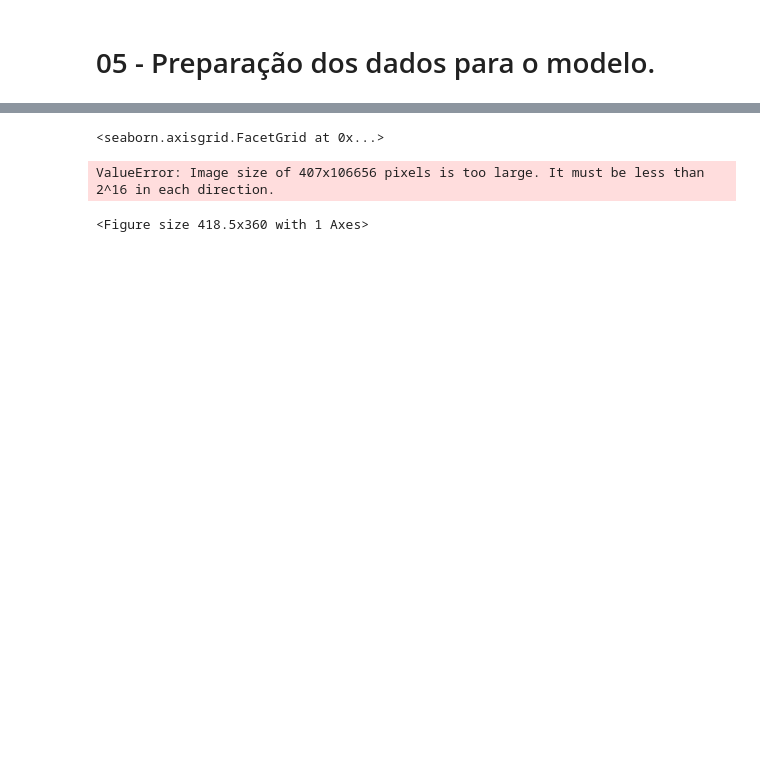
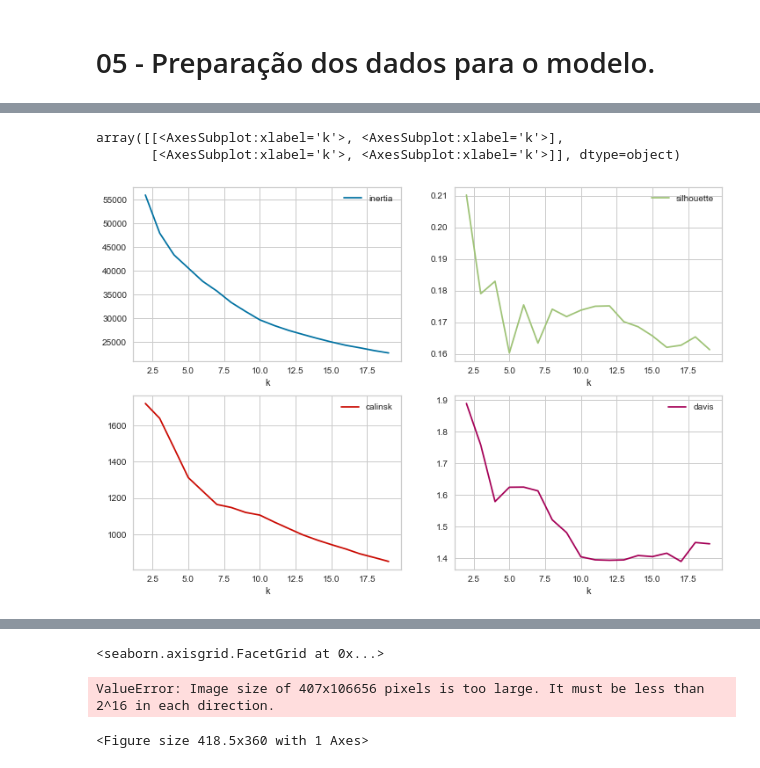
Before and after one commit to Di-carvalho/classifica-o_de_estrelas_GAIA-Clustering, a Jupyter notebook: star_classification-gaia.ipynb, the cells around one changed output, grey strips where cells are left out. Drawn from its saved outputs; the diff is of its cells as text; code cells hidden in the pictures; blank space fills up the shorter version.

```diff
--- a/star_classification-gaia.ipynb
+++ b/star_classification-gaia.ipynb
@@ -731,0 +769,21 @@ c2 = silhouette_visualizer(KMeans(7, random_state=42), df_model, colors='yellowb
+# %%
+inertias = []
+sils = []
+chs = []
+dbs = []
+sizes =range(2,20)
+for k in sizes:
+    k2 = KMeans(random_state = 42, n_clusters = k)
+    k2.fit(df_model)
+    inertias.append(k2.inertia_)
+    sils.append(metrics.silhouette_score(df_model, k2.labels_))
+    chs.append(metrics.calinski_harabasz_score(df_model, k2.labels_))
+    dbs.append(metrics.davies_bouldin_score(df_model, k2.labels_))
+
+fig, ax = plt.subplots(figsize=(12, 8))
+
+pd.DataFrame({'inertia': inertias, 'silhouette': sils, 'calinsk': chs, 'davis': dbs, 'k': sizes}).set_index('k').plot(ax=ax,subplots=True,layout=(2,2))
+# %% [output]
+array([[<AxesSubplot:xlabel='k'>, <AxesSubplot:xlabel='k'>],
+       [<AxesSubplot:xlabel='k'>, <AxesSubplot:xlabel='k'>]], dtype=object)
+[figure, added]
```
Also changed, not shown: parts of 33 cells of this notebook.
